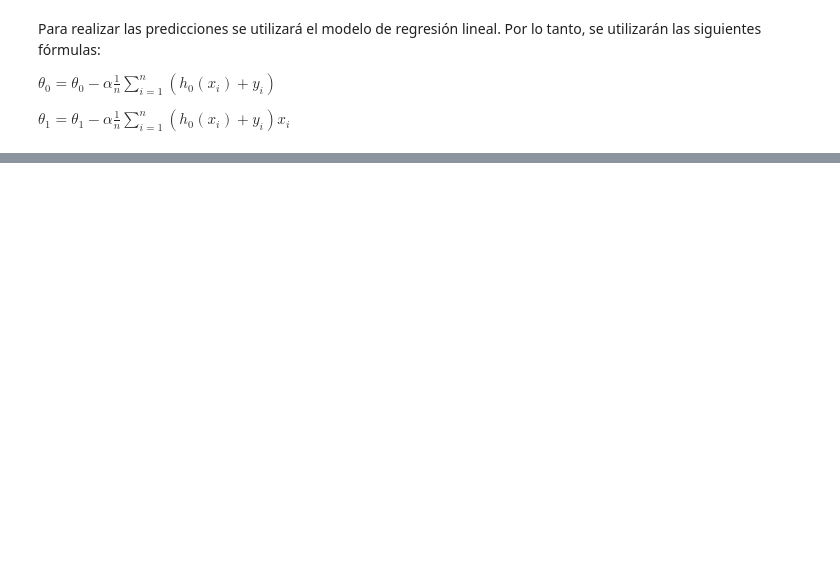
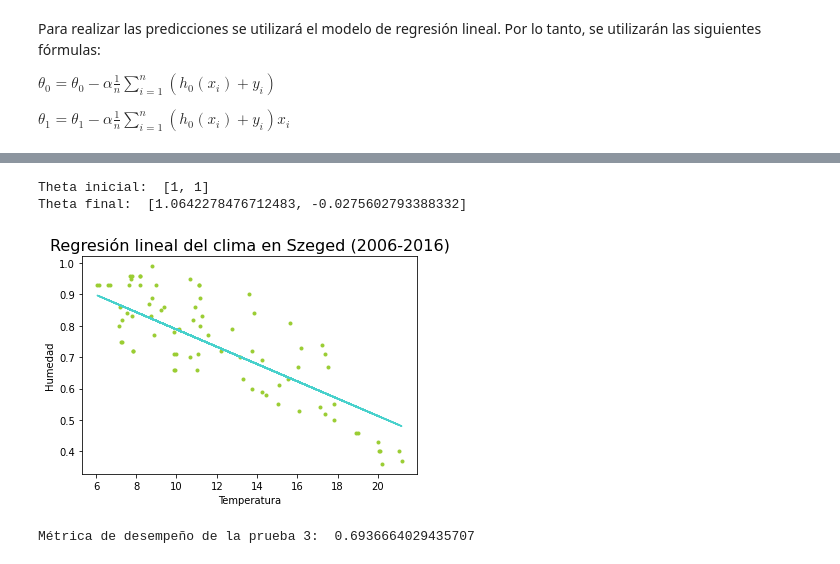
Before and after one commit to A01750185/RetroM2-AprendizajeMaquina, a Jupyter notebook: MomentoRetroM2.ipynb, the cells around one changed output, grey strips where cells are left out. Saved outputs shown, nothing was run; the diff lists cells and outputs as text; code cells hidden in the pictures; blank space fills up the shorter version.

```diff
--- a/MomentoRetroM2.ipynb
+++ b/MomentoRetroM2.ipynb
@@ -84,0 +164,10 @@ plt.show()
+# %%
+pred3 = regLin(x_train, y_train, 0.001, 10000)
+met3 = metricaDesemp(pred3)
+predic.append(met3)
+print("Métrica de desempeño de la prueba 3: ", met3)
+# %% [output]
+Theta inicial:  [1, 1]
+Theta final:  [1.0642278476712483, -0.0275602793388332]
+[figure, added]
+Métrica de desempeño de la prueba 3:  0.6936664029435707
```
Also changed, not shown: parts of 32 cells of this notebook, 2 other files.
